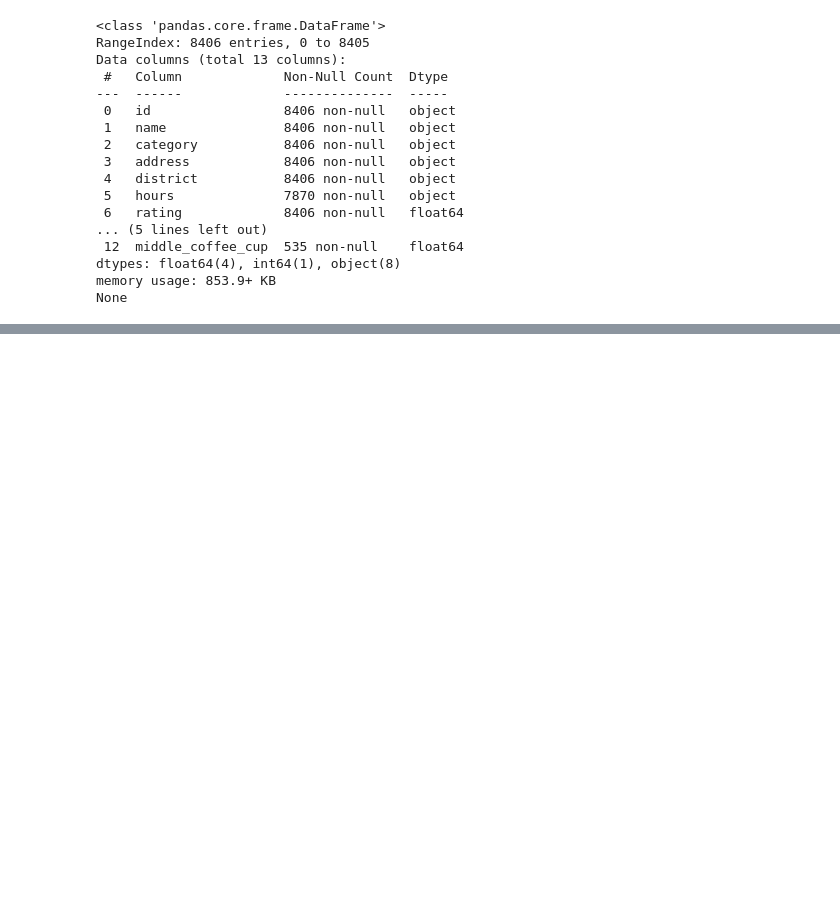
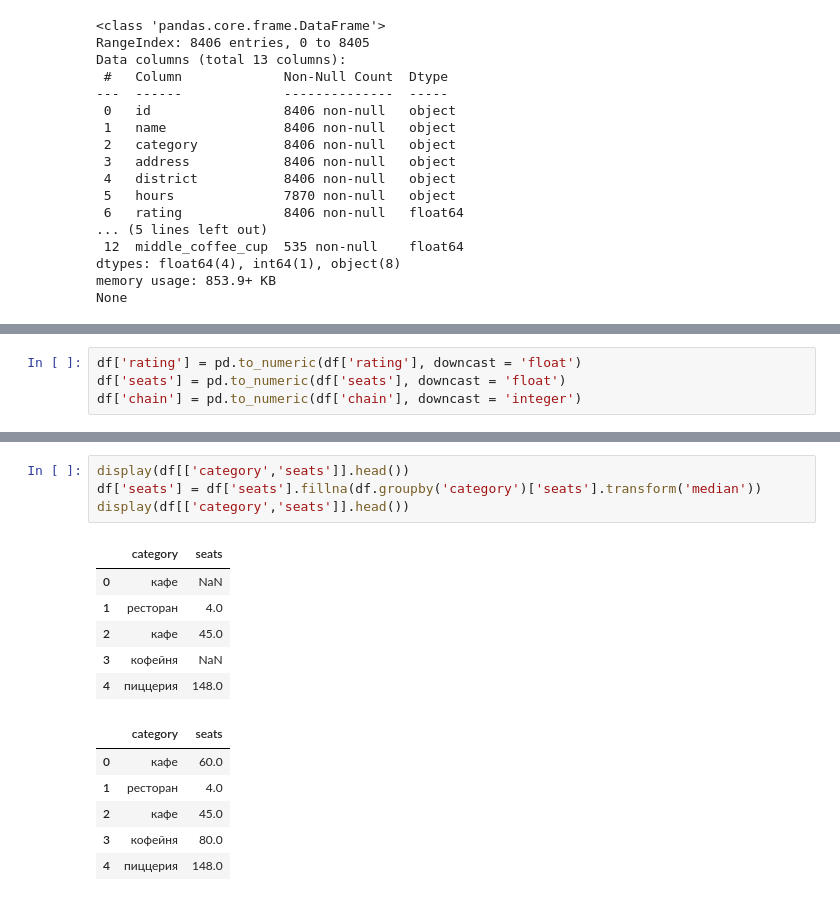
Before and after one commit to CAH0/Moscow_catering_market_research, a Jupyter notebook: File_analitics.ipynb, the cells around one changed output, grey strips where cells are left out. Drawn from its saved outputs; the diff is of its cells as text; blank space fills up the shorter version.

```diff
--- a/File_analitics.ipynb
+++ b/File_analitics.ipynb
@@ -166,0 +177,4 @@ None
+# %%
+df['rating'] = pd.to_numeric(df['rating'], downcast = 'float')
+df['seats'] = pd.to_numeric(df['seats'], downcast = 'float')
+df['chain'] = pd.to_numeric(df['chain'], downcast = 'integer')
@@ -166,0 +239,17 @@ None
+# %%
+display(df[['category','seats']].head())
+df['seats'] = df['seats'].fillna(df.groupby('category')['seats'].transform('median'))
+display(df[['category','seats']].head())
+# %% [output]
+|  | category | seats |
+| 0 | кафе | NaN |
+| 1 | ресторан | 4.0 |
+| 2 | кафе | 45.0 |
+| 3 | кофейня | NaN |
+| 4 | пиццерия | 148.0 |
+|  | category | seats |
+| 0 | кафе | 60.0 |
+| 1 | ресторан | 4.0 |
+| 2 | кафе | 45.0 |
+| 3 | кофейня | 80.0 |
+| 4 | пиццерия | 148.0 |
```
Also changed, not shown: parts of 18 cells of this notebook.
